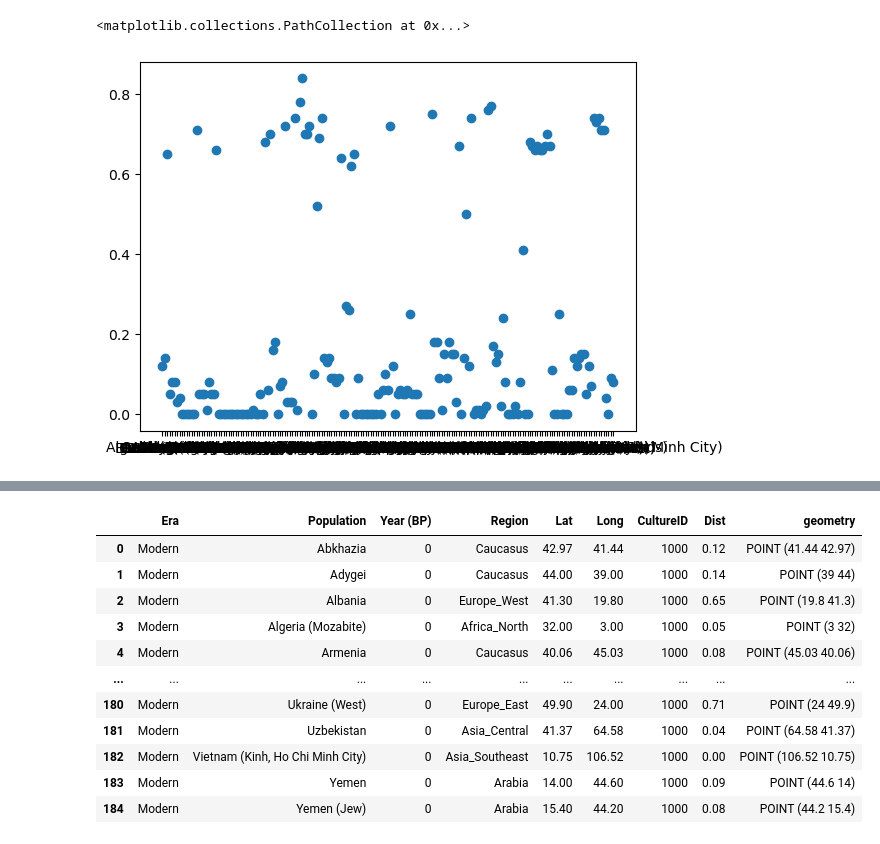
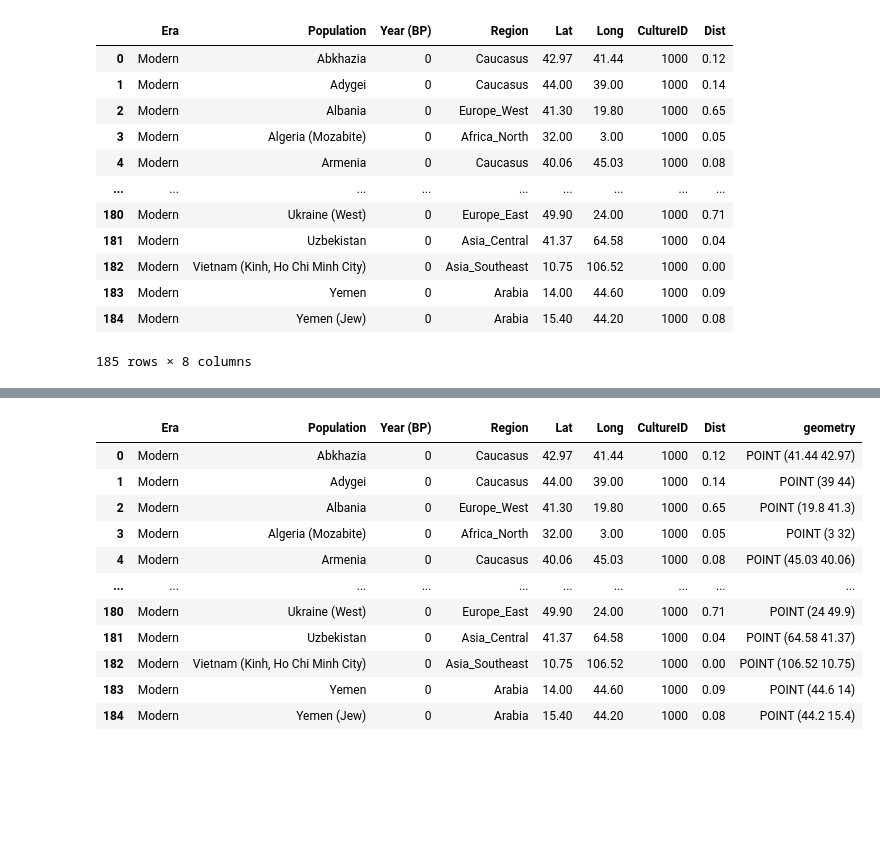
Before and after one commit to XintianL8347/Population-genetics-heatmap, a Jupyter notebook: test.ipynb, the cells around one changed output, grey strips where cells are left out. Cells and saved outputs as stored; diff of their text form; code cells hidden in the pictures; blank space fills up the shorter version.

```diff
--- a/test.ipynb
+++ b/test.ipynb
@@ -16,12 +8,24 @@ dtype: object
 # %%
 import geopandas as gpd
 import matplotlib.pyplot as plt
 
 gdf = gpd.read_file("Dataset/ModernSamples/GeneticDistances.xlsx")
-plt.scatter(gdf["Population"], gdf["Dist"])
+gdf
+#plt.scatter(gdf["Population"], gdf["Dist"])
 # %% [output]
+|  | Era | Population | Year (BP) | Region | Lat | Long | CultureID | Dist |
+| 0 | Modern | Abkhazia | 0 | Caucasus | 42.97 | 41.44 | 1000 | 0.12 |
+| 1 | Modern | Adygei | 0 | Caucasus | 44.00 | 39.00 | 1000 | 0.14 |
+| 2 | Modern | Albania | 0 | Europe_West | 41.30 | 19.80 | 1000 | 0.65 |
+| 3 | Modern | Algeria (Mozabite) | 0 | Africa_North | 32.00 | 3.00 | 1000 | 0.05 |
+| 4 | Modern | Armenia | 0 | Caucasus | 40.06 | 45.03 | 1000 | 0.08 |
+| ... | ... | ... | ... | ... | ... | ... | ... | ... |
+| 180 | Modern | Ukraine (West) | 0 | Europe_East | 49.90 | 24.00 | 1000 | 0.71 |
+| 181 | Modern | Uzbekistan | 0 | Asia_Central | 41.37 | 64.58 | 1000 | 0.04 |
+| 182 | Modern | Vietnam (Kinh, Ho Chi Minh City) | 0 | Asia_Southeast | 10.75 | 106.52 | 1000 | 0.00 |
+| 183 | Modern | Yemen | 0 | Arabia | 14.00 | 44.60 | 1000 | 0.09 |
+| 184 | Modern | Yemen (Jew) | 0 | Arabia | 15.40 | 44.20 | 1000 | 0.08 |
-<matplotlib.collections.PathCollection at 0x...>
+185 rows × 8 columns
-[figure, removed]
 # %%
 import geopandas as gpd
 
```
Also changed, not shown: parts of 11 cells of this notebook, 4 other files.
